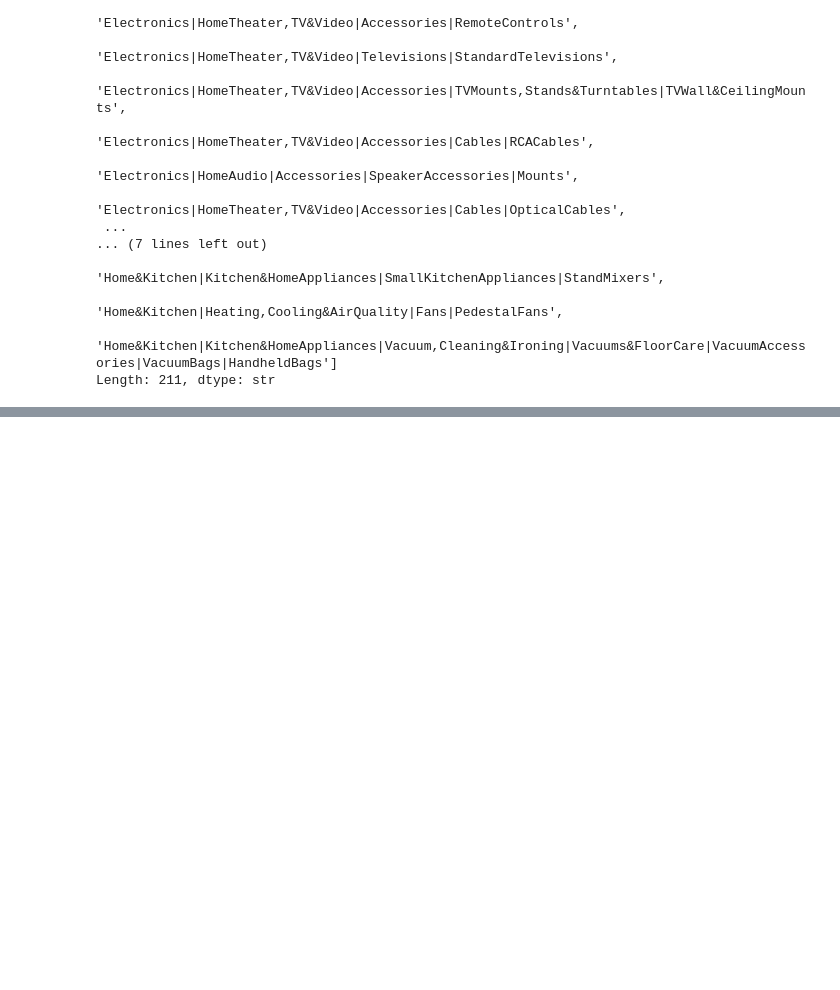
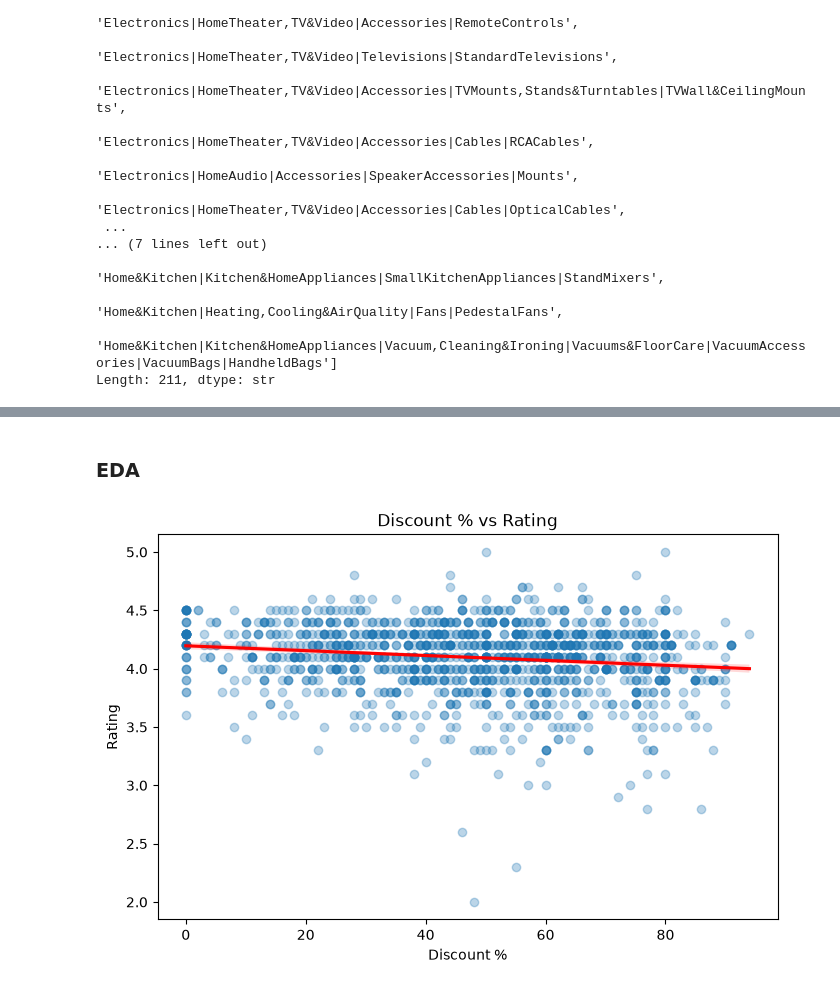
Before and after one commit to imgabrielas/Amazon-sales, a Jupyter notebook: amazon_sales.ipynb, the cells around one changed output, grey strips where cells are left out. Saved outputs shown, nothing was run; the diff lists cells and outputs as text; code cells hidden in the pictures; blank space fills up the shorter version.

```diff
--- a/amazon_sales.ipynb
+++ b/amazon_sales.ipynb
@@ -177,0 +196,3 @@ df.head()
+# %%
+df = df.drop(columns=['category', 'about_product', 'review_title', 'review_content'])
+df.head()
@@ -177,0 +220,6 @@ df.head()
+# %%
+df['discounted_price'] = df['discounted_price'].str.replace('₹', '', regex=False).str.replace(',', '', regex=False).astype(float)
+df['actual_price'] = df['actual_price'].str.replace('₹', '', regex=False).str.replace(',', '', regex=False).astype(float)
+df['discount_percentage'] = df['discount_percentage'].str.replace('%', '', regex=False).astype(float)
+df['rating'] = pd.to_numeric(df['rating'], errors='coerce')
+df['rating_count'] = df['rating_count'].str.replace(',', '', regex=False).astype(float)
@@ -177,0 +250,2 @@ df.head()
+# %%
+df.dropna(how='any', subset=['rating', 'rating_count'], inplace=True)
@@ -177,0 +276,14 @@ df.head()
+# %% [markdown]
+### EDA
+# %%
+df[['discount_percentage', 'rating']].corr()
+
+# scatter with regression line
+plt.figure(figsize=(8, 5))
+sns.regplot(data=df, x='discount_percentage', y='rating', scatter_kws={'alpha': 0.3}, line_kws={'color': 'red'})
+plt.xlabel('Discount %')
+plt.ylabel('Rating')
+plt.title('Discount % vs Rating')
+plt.show()
+# %% [output]
+[figure, added]
```
Also changed, not shown: parts of 29 cells of this notebook, 2 other files.
